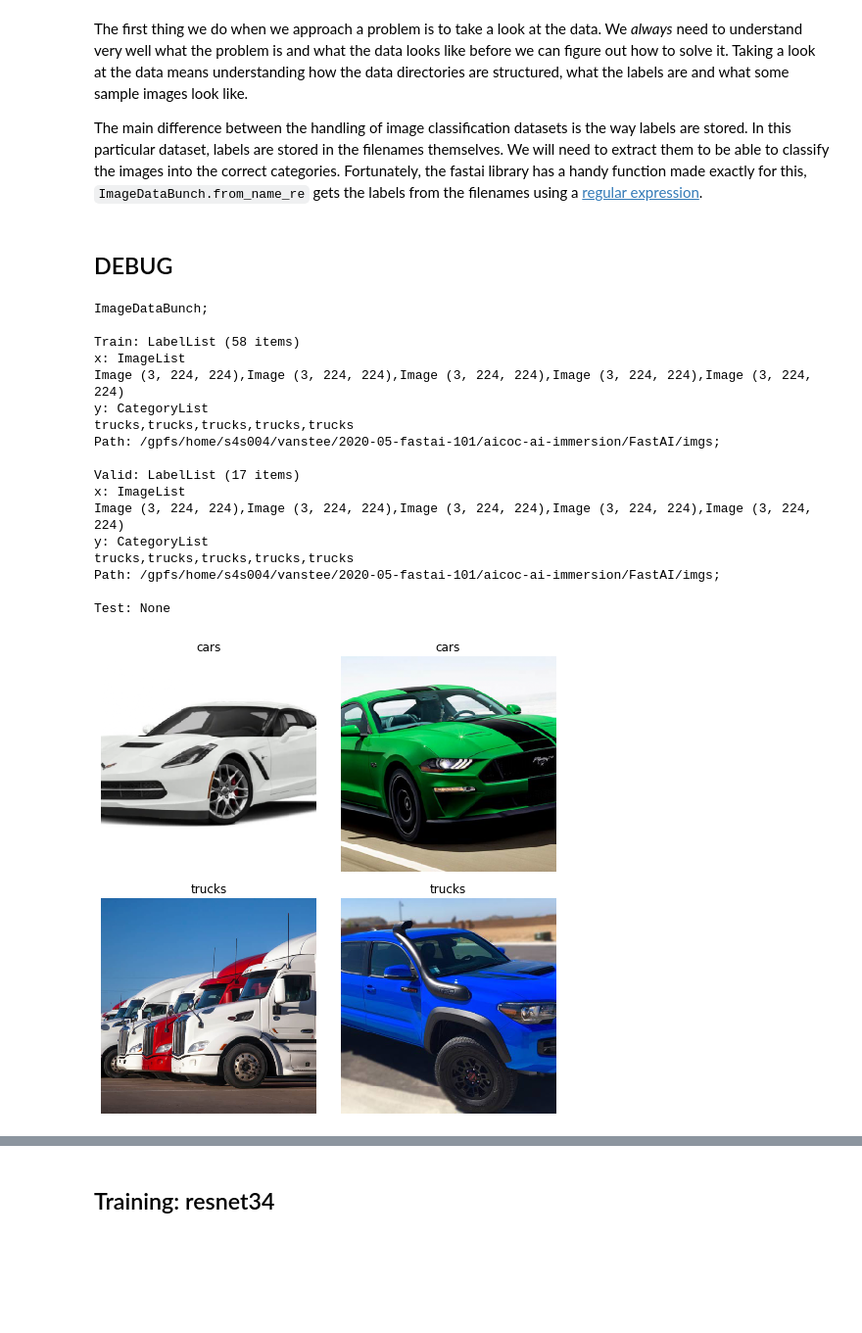
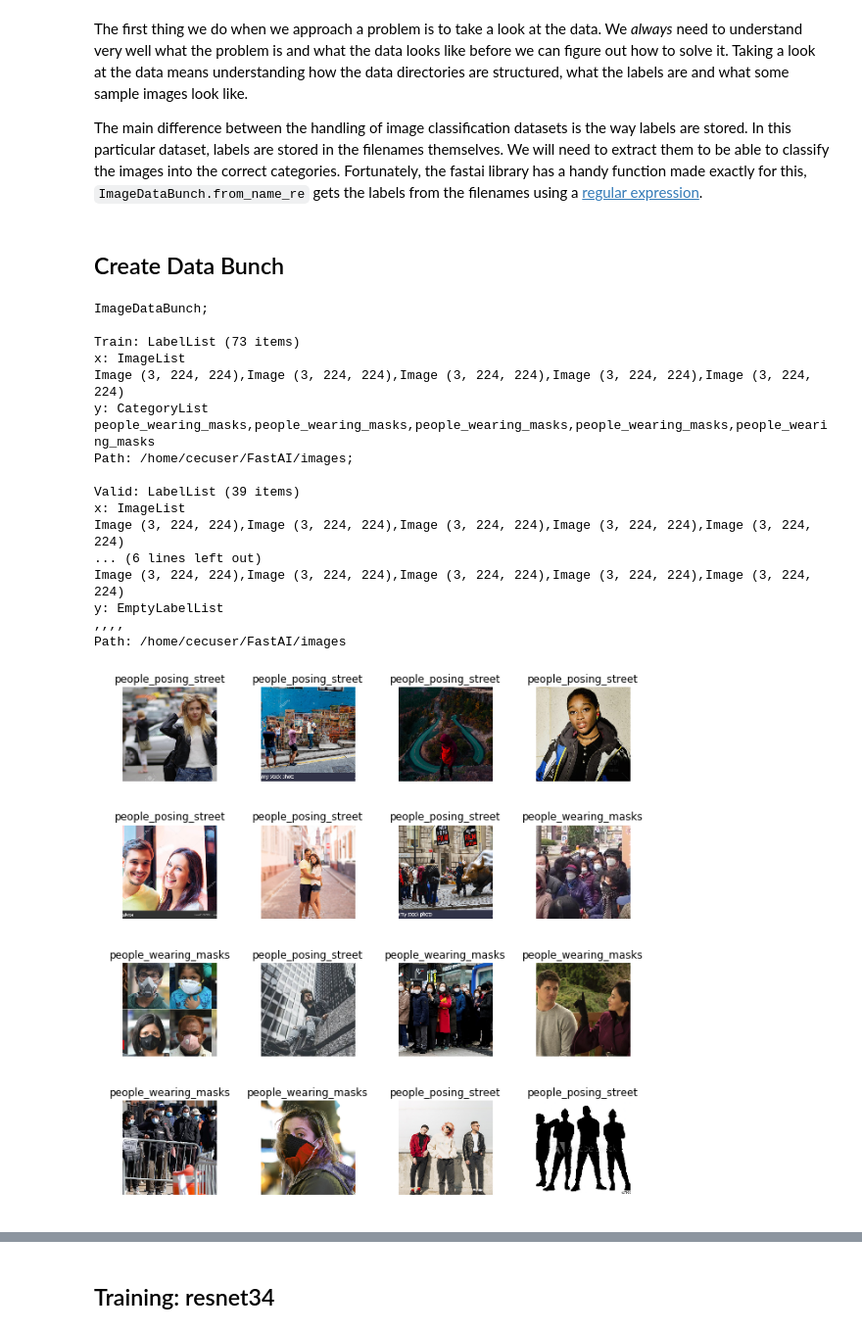
Before and after one commit to dustinvanstee/aicoc-ai-immersion, a Jupyter notebook: FastAI/01_fastai_image_classification.ipynb, the cells around one changed output, grey strips where cells are left out. Shown at 98% size. Cells and saved outputs as stored; diff of their text form; code cells hidden in the pictures; blank space fills up the shorter version.

```diff
--- a/FastAI/01_fastai_image_classification.ipynb
+++ b/FastAI/01_fastai_image_classification.ipynb
@@ -16,6 +16,11 @@ We import all the necessary packages. We are going to work with the [fastai V1 l
 from fastai.vision import *
 from fastai.metrics import error_rate
 from pathlib import Path
+import os
+
+# utility print function
+def nprint(mystring) :
+    print("**{}** : {}".format(sys._getframe(1).f_code.co_name,mystring))
 # %% [markdown]
 If you're using a computer with an unusually small GPU, you may get an out of memory error when running this notebook. If this happens, click Kernel->Restart, uncomment the 2nd line below to use a smaller *batch size* (you'll learn all about what this means during the course), and try again.
 # %% [markdown]
@@ -24,12 +29,15 @@ If you're using a computer with an unusually small GPU, you may get an out of me
 def getconfig(cfg_in={}):
     cfg = {}
     cfg["bs"] = 16
-    cfg["image_dir"] = "/gpfs/home/s4s004/vanstee/2020-05-fastai-101/aicoc-ai-immersion/FastAI/imgs/"
-    cfg["num_images"] = "20"
+    cfg["image_dir"] = "/home/cecuser/FastAI/images"
+    cfg["classes"] = ["cars","busses","trucks"]
+    cfg["num_images"] = {"train":40,"valid":20,"test":20}
+    cfg["d_partitions"] = list(cfg["num_images"].keys())
+    cfg["jpeginfo"] ="/home/cecuser/aicoc-ai-immersion/FastAI/jpeginfo"
 
     # overwrite configs if passed
     for (k,v) in cfg_in.items() :
-        npt("Overriding Config {}:{} with {}".format(k,cfg[k],v))
+        nprint("Overriding Config {}:{} with {}".format(k,cfg[k],v))
         cfg[k] = v
     return cfg
 
@@ -55,0 +54,6 @@ if not os.path.exists(c['image_dir']):
+# %%
+mycfg = {
+    "classes":["people wearing masks","people posing street"],
+}
+cfg=getconfig(mycfg)
+cfg["d_partitions"]
@@ -119,16 +184,16 @@ path.ls()
 The first thing we do when we approach a problem is to take a look at the data. We _always_ need to understand very well what the problem is and what the data looks like before we can figure out how to solve it. Taking a look at the data means understanding how the data directories are structured, what the labels are and what some sample images look like.
 
 The main difference between the handling of image classification datasets is the way labels are stored. In this particular dataset, labels are stored in the filenames themselves. We will need to extract them to be able to classify the images into the correct categories. Fortunately, the fastai library has a handy function made exactly for this, `ImageDataBunch.from_name_re` gets the labels from the filenames using a [regular expression](https://docs.python.org/3.6/library/re.html).
-# %% [markdown]
-## DEBUG
+# %% [markdown]
+## Create Data Bunch
 # %%
 # https://docs.fast.ai/vision.data.html#ImageDataBunch.from_folder
 ## Important, batch size should be set lower than the number of images you have
 data=None
 try :
-    data = ImageDataBunch.from_folder(path=c['image_dir'],
-                train="train",valid="valid",no_check=True,
-                size=224,num_workers=4,bs=4).normalize(imagenet_stats)
+    data = ImageDataBunch.from_folder(path=cfg['image_dir'],
+                train="train",valid="valid",test="test",no_check=True,
+                size=224,num_workers=4,bs=cfg["bs"]).normalize(imagenet_stats)
 except OSError as err:
     print("OS error: {0}".format(err))
 
@@ -140,25 +205,25 @@ data
 # %% [output]
 ImageDataBunch;
 
-Train: LabelList (58 items)
+Train: LabelList (73 items)
 x: ImageList
 Image (3, 224, 224),Image (3, 224, 224),Image (3, 224, 224),Image (3, 224, 224),Image (3, 224, 224)
 y: CategoryList
-trucks,trucks,trucks,trucks,trucks
-Path: /gpfs/home/s4s004/vanstee/2020-05-fastai-101/aicoc-ai-immersion/FastAI/imgs;
+people_wearing_masks,people_wearing_masks,people_wearing_masks,people_wearing_masks,people_wearing_masks
+Path: /home/cecuser/FastAI/images;
 
-Valid: LabelList (17 items)
+Valid: LabelList (39 items)
 x: ImageList
 Image (3, 224, 224),Image (3, 224, 224),Image (3, 224, 224),Image (3, 224, 224),Image (3, 224, 224)
-y: CategoryList
-trucks,trucks,trucks,trucks,trucks
-Path: /gpfs/home/s4s004/vanstee/2020-05-fastai-101/aicoc-ai-immersion/FastAI/imgs;
-
-Test: None
+... (6 lines left out)
+Image (3, 224, 224),Image (3, 224, 224),Image (3, 224, 224),Image (3, 224, 224),Image (3, 224, 224)
+y: EmptyLabelList
+,,,,
+Path: /home/cecuser/FastAI/images
 # %%
-data.show_batch(rows=2, figsize=(7,7))
+data.show_batch(rows=4, figsize=(9,9))
 # %% [output]
-[figure, old version]
+[figure, new version]
 # %%
 print(data.classes)
 len(data.classes),data.c
```
Also changed, not shown: parts of 39 cells of this notebook.
